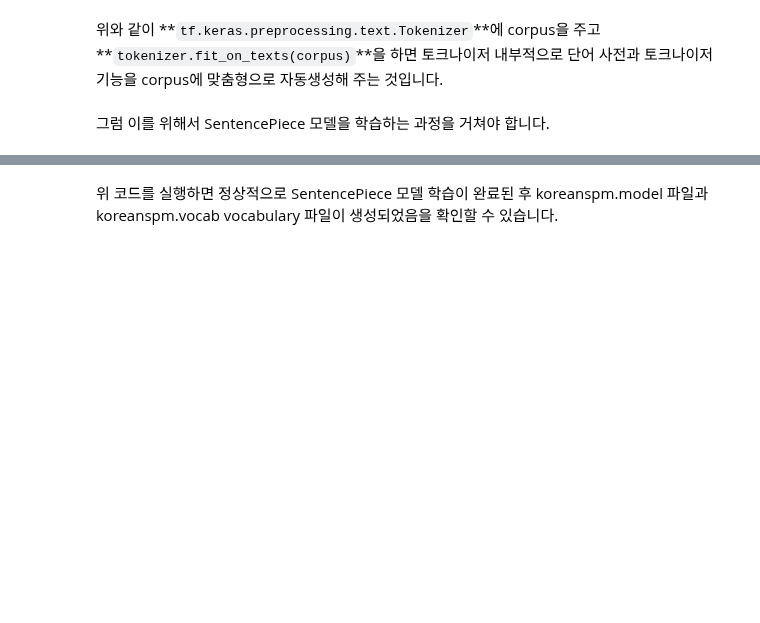
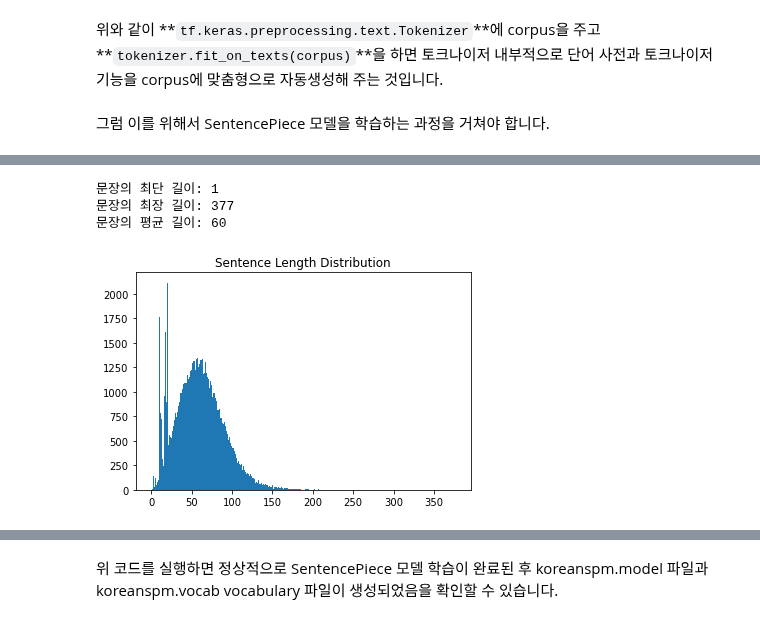
Before and after one commit to nogi519/aiffel, a Jupyter notebook: GD/P2. 멋진 단어사전 만들기.ipynb, the cells around one changed output, grey strips where cells are left out. Cells and saved outputs as stored; diff of their text form; code cells hidden in the pictures; blank space fills up the shorter version.

```diff
--- a/GD/P2. 멋진 단어사전 만들기.ipynb
+++ b/GD/P2. 멋진 단어사전 만들기.ipynb
@@ -42,0 +56,11 @@ def tokenize(corpus):  # corpus: Tokenized Sentence's List
+# %%
+# 학습에 쓰인 데이터 : 한국어의 형태소 분석과 품사 태깅, 기계 번역 연구를 위해 공개된 것
+path_to_file = os.getenv('HOME')+'/aiffel/sp_tokenizer/data/korean-english-park.train.ko'
+
+with open(path_to_file, "r") as f:
+    raw = f.read().splitlines()
+
+print("Data Size:", len(raw))
+
+print("Example:")
+for sen in raw[0:100][::20]: print(">>", sen)
@@ -42,0 +75,28 @@ def tokenize(corpus):  # corpus: Tokenized Sentence's List
+# %%
+min_len = 999
+max_len = 0
+sum_len = 0
+
+for sen in raw:
+    length = len(sen)
+    if min_len > length: min_len = length
+    if max_len < length: max_len = length
+    sum_len += length
+
+print("문장의 최단 길이:", min_len)
+print("문장의 최장 길이:", max_len)
+print("문장의 평균 길이:", sum_len // len(raw))
+
+sentence_length = np.zeros((max_len), dtype=np.int)
+
+for sen in raw:
+    sentence_length[len(sen)-1] += 1
+
+plt.bar(range(max_len), sentence_length, width=1.0)
+plt.title("Sentence Length Distribution")
+plt.show()
+# %% [output]
+문장의 최단 길이: 1
+문장의 최장 길이: 377
+문장의 평균 길이: 60
+[figure, added]
```
Also changed, not shown: parts of 64 cells of this notebook.
